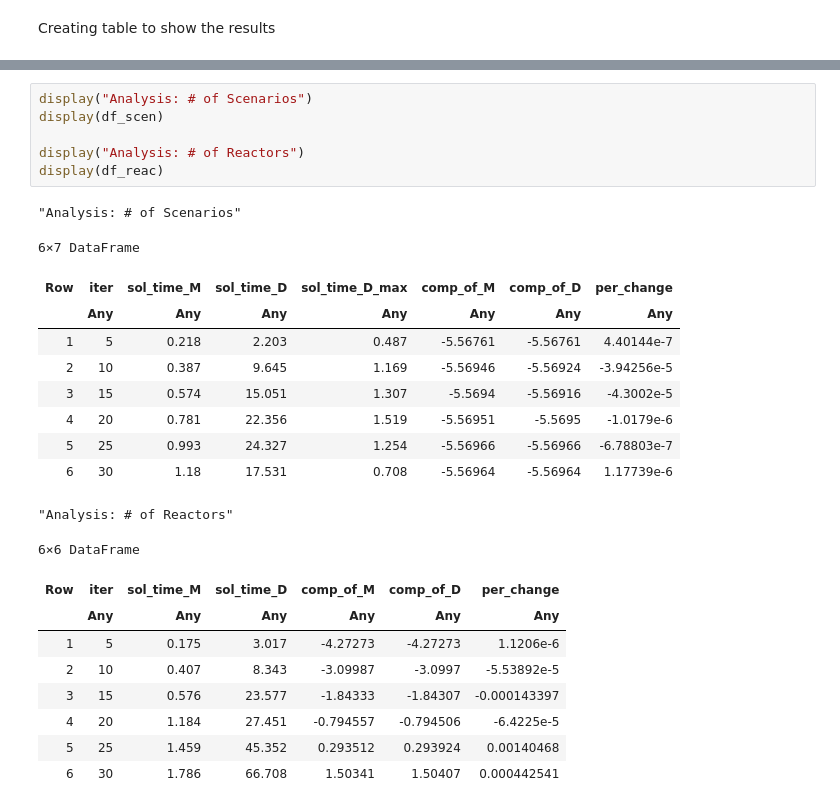
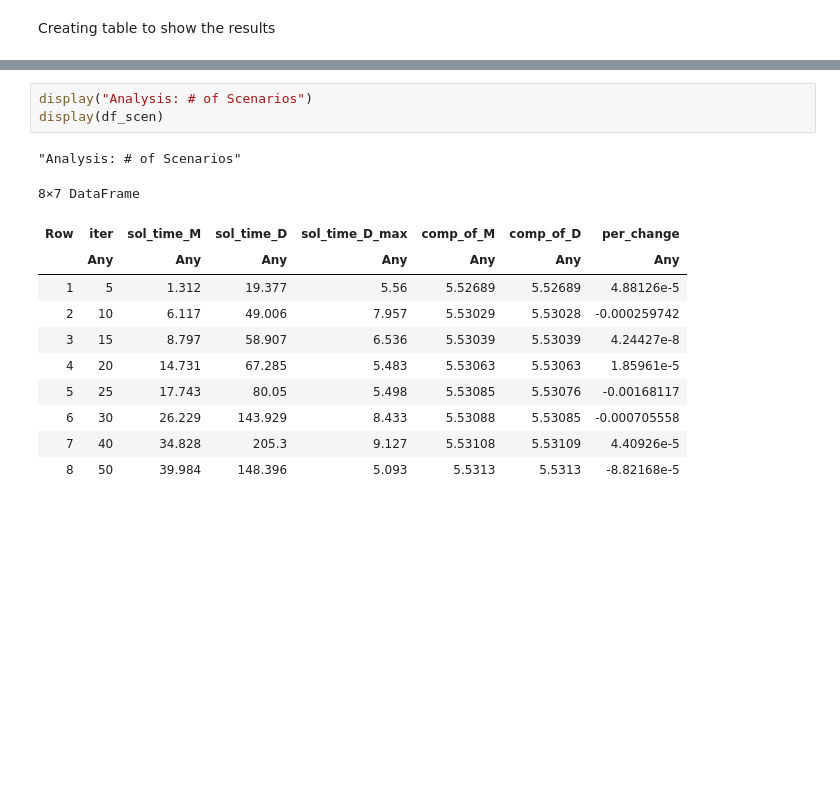
Before and after one commit to JoseMatias14/CLDRTO---Benders-Decomposition, a Jupyter notebook: CLDRTO Case Study 2 - Bioreactor/Economic Objective/3 - Decomposed CLDRTO.ipynb, the cells around one changed output, grey strips where cells are left out. Cells and saved outputs as stored; diff of their text form; blank space fills up the shorter version.

```diff
--- a/CLDRTO Case Study 2 - Bioreactor/Economic Objective/3 - Decomposed CLDRTO.ipynb
+++ b/CLDRTO Case Study 2 - Bioreactor/Economic Objective/3 - Decomposed CLDRTO.ipynb
@@ -1538,27 +1623,16 @@ df_reac = DataFrame(; iter = table_iter,
 # %%
 display("Analysis: # of Scenarios")
 display(df_scen)
-
-display("Analysis: # of Reactors")
-display(df_reac)
 # %% [output]
 "Analysis: # of Scenarios"
-6×7 DataFrame
+8×7 DataFrame
 | Row | iter | sol_time_M | sol_time_D | sol_time_D_max | comp_of_M | comp_of_D | per_change |
 |  | Any | Any | Any | Any | Any | Any | Any |
-| 1 | 5 | 0.218 | 2.203 | 0.487 | -5.56761 | -5.56761 | 4.40144e-7 |
-| 2 | 10 | 0.387 | 9.645 | 1.169 | -5.56946 | -5.56924 | -3.94256e-5 |
-| 3 | 15 | 0.574 | 15.051 | 1.307 | -5.5694 | -5.56916 | -4.3002e-5 |
-| 4 | 20 | 0.781 | 22.356 | 1.519 | -5.56951 | -5.5695 | -1.0179e-6 |
-| 5 | 25 | 0.993 | 24.327 | 1.254 | -5.56966 | -5.56966 | -6.78803e-7 |
-| 6 | 30 | 1.18 | 17.531 | 0.708 | -5.56964 | -5.56964 | 1.17739e-6 |
+| 1 | 5 | 1.312 | 19.377 | 5.56 | 5.52689 | 5.52689 | 4.88126e-5 |
+| 2 | 10 | 6.117 | 49.006 | 7.957 | 5.53029 | 5.53028 | -0.000259742 |
+| 3 | 15 | 8.797 | 58.907 | 6.536 | 5.53039 | 5.53039 | 4.24427e-8 |
+| 4 | 20 | 14.731 | 67.285 | 5.483 | 5.53063 | 5.53063 | 1.85961e-5 |
+| 5 | 25 | 17.743 | 80.05 | 5.498 | 5.53085 | 5.53076 | -0.00168117 |
+| 6 | 30 | 26.229 | 143.929 | 8.433 | 5.53088 | 5.53085 | -0.000705558 |
+| 7 | 40 | 34.828 | 205.3 | 9.127 | 5.53108 | 5.53109 | 4.40926e-5 |
+| 8 | 50 | 39.984 | 148.396 | 5.093 | 5.5313 | 5.5313 | -8.82168e-5 |
-"Analysis: # of Reactors"
-6×6 DataFrame
-| Row | iter | sol_time_M | sol_time_D | comp_of_M | comp_of_D | per_change |
-|  | Any | Any | Any | Any | Any | Any |
-| 1 | 5 | 0.175 | 3.017 | -4.27273 | -4.27273 | 1.1206e-6 |
-| 2 | 10 | 0.407 | 8.343 | -3.09987 | -3.0997 | -5.53892e-5 |
-| 3 | 15 | 0.576 | 23.577 | -1.84333 | -1.84307 | -0.000143397 |
-| 4 | 20 | 1.184 | 27.451 | -0.794557 | -0.794506 | -6.4225e-5 |
-| 5 | 25 | 1.459 | 45.352 | 0.293512 | 0.293924 | 0.00140468 |
-| 6 | 30 | 1.786 | 66.708 | 1.50341 | 1.50407 | 0.000442541 |
```
Also changed, not shown: parts of 19 cells of this notebook, 5 other files.
